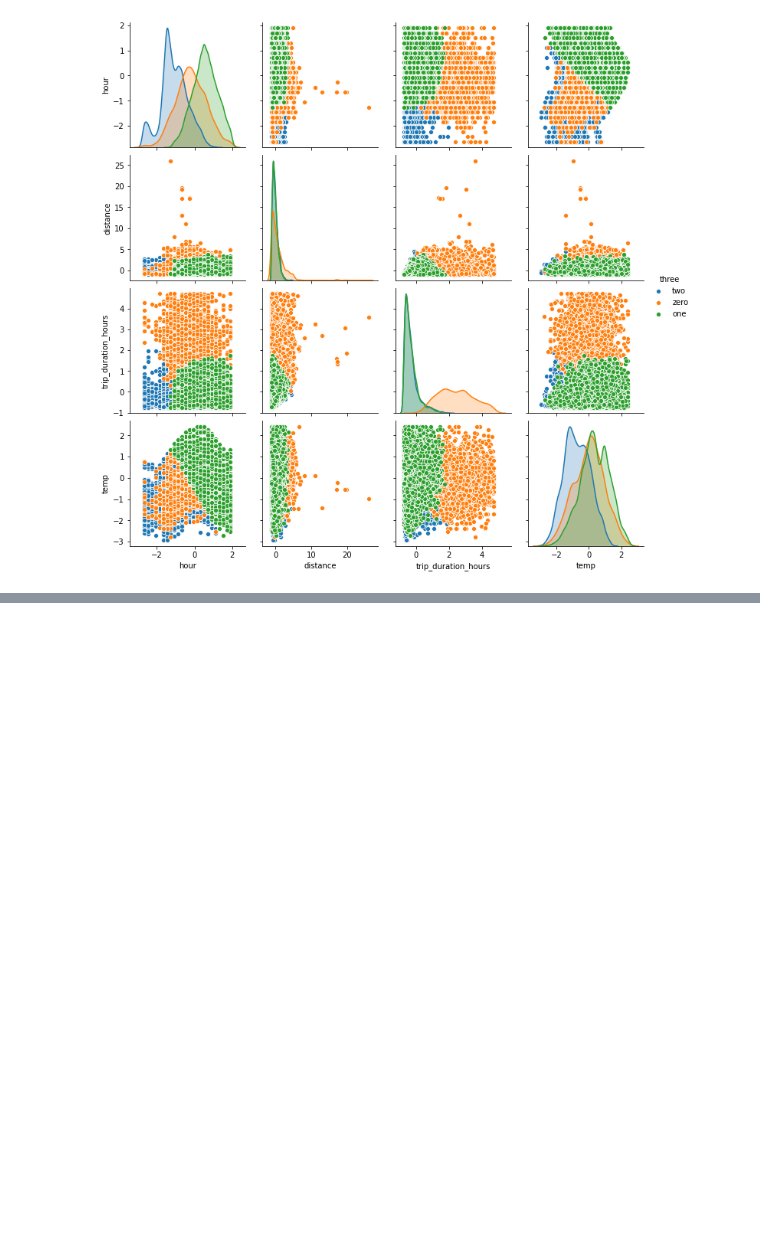
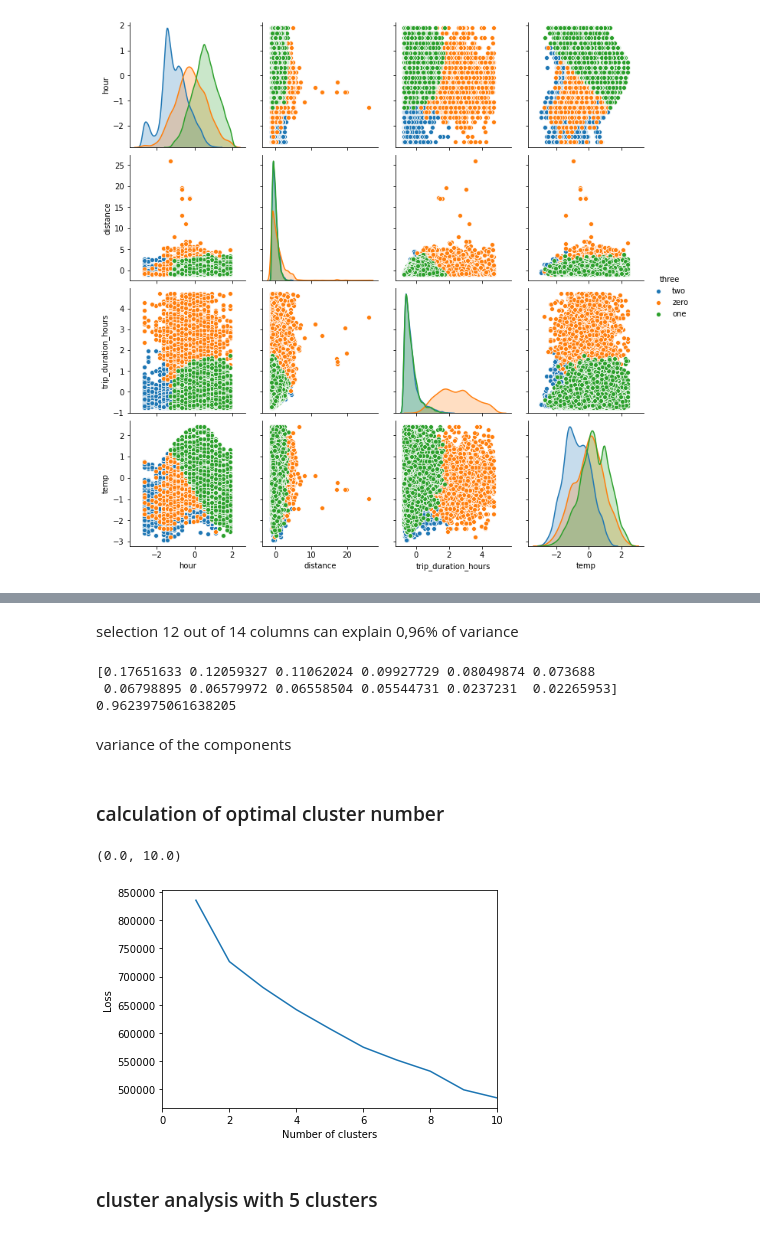
Before and after one commit to Polifka/eagle_gang, a Jupyter notebook: clustering_reloaded.ipynb, the cells around one changed output, grey strips where cells are left out. Saved outputs shown, nothing was run; the diff lists cells and outputs as text; code cells hidden in the pictures; blank space fills up the shorter version.

```diff
--- a/clustering_reloaded.ipynb
+++ b/clustering_reloaded.ipynb
@@ -212,0 +116,16 @@ TypeError: fit() missing 1 required positional argument: 'y'
+# %%
+def read_data(city_name):
+    trip_data = pd.read_csv("Project_Data/Combined_Data/"+city_name+".csv", encoding = "ISO-8859-1")
+    trip_data["trip_duration"] = pd.to_timedelta(trip_data["trip_duration"])
+    trip_data["datetime_start"] = pd.to_datetime(trip_data["datetime_start"])
+    trip_data["datetime_end"] = pd.to_datetime(trip_data["datetime_end"])
+    trip_data["day"] = pd.to_datetime(trip_data["day"])
+    return trip_data
+
+duesseldorf = read_data("duesseldorf")
+bremen = read_data("bremen")
+# %%
+bremen_wo_target = bremen.drop(["day", "time", "city", "trip_duration", "rounded_time_hourly",
+                     "datetime_start", "datetime_end", "rounded_time_hourly", "Unnamed: 0",
+                       "fleetsize_weekly", "fleetsize_monthly", "fleetsize_dayly"
+                     ], axis=1)
@@ -212,0 +134,6 @@ TypeError: fit() missing 1 required positional argument: 'y'
+# %%
+from sklearn.preprocessing import StandardScaler
+scaler = StandardScaler()
+
+bremen_scaled = pd.DataFrame(scaler.fit_transform(bremen_wo_target))
+bremen_scaled.head()
@@ -212,0 +165,36 @@ TypeError: fit() missing 1 required positional argument: 'y'
+# %% [markdown]
+selection 12 out of 14 columns can explain 0,96% of variance
+# %%
+pca = PCA(n_components=12)
+bremen_scaled_pca = pca.fit_transform(bremen_scaled)
+# %%
+print(pca.explained_variance_ratio_)
+print(sum(pca.explained_variance_ratio_))
+# %% [output]
+[0.17651633 0.12059327 0.11062024 0.09927729 0.08049874 0.073688
+ 0.06798895 0.06579972 0.06558504 0.05544731 0.0237231  0.02265953]
+0.9623975061638205
+# %% [markdown]
+variance of the components
+# %% [markdown]
+### calculation of optimal cluster number
+# %%
+clusters = []
+losses = []
+k_max = 10
+
+for i in range(k_max):
+    model = KMeans(n_clusters=i+1)
+    model.fit(bremen_scaled_pca)
+    clusters.append(i+1)
+    losses.append(model.inertia_)
+
+plt.plot(clusters, losses)
+plt.ylabel("Loss")
+plt.xlabel("Number of clusters")
+plt.xlim([0,10])
+# %% [output]
+(0.0, 10.0)
+[figure, added]
+# %% [markdown]
+### cluster analysis with 5 clusters
```
Also changed, not shown: parts of 40 cells of this notebook, 1 other file.
